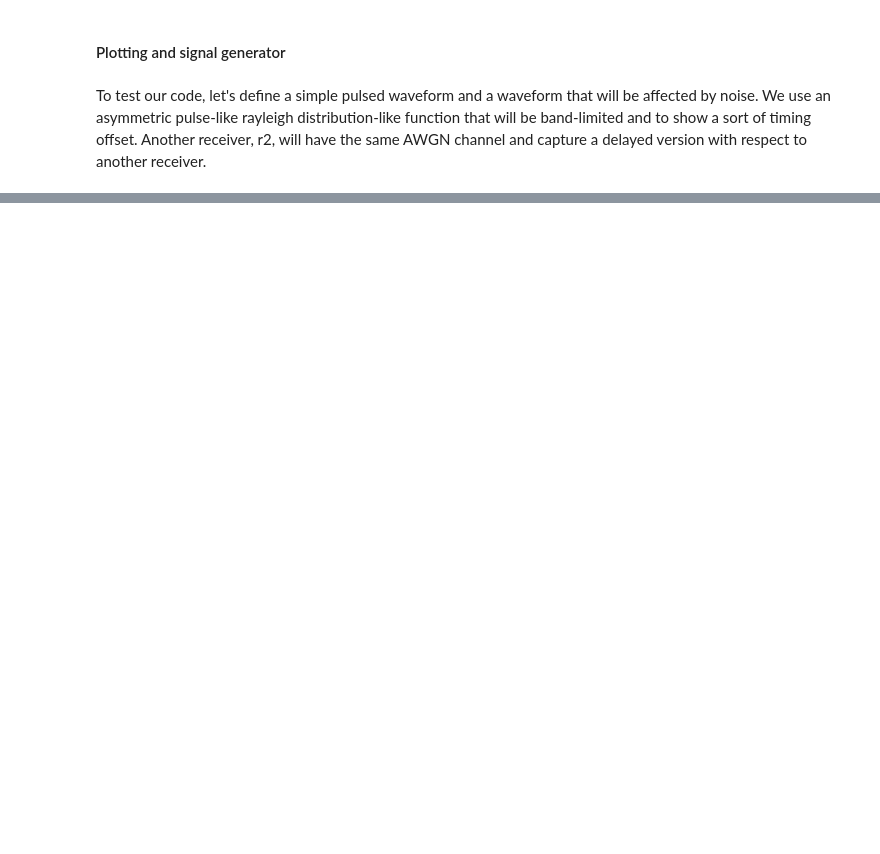
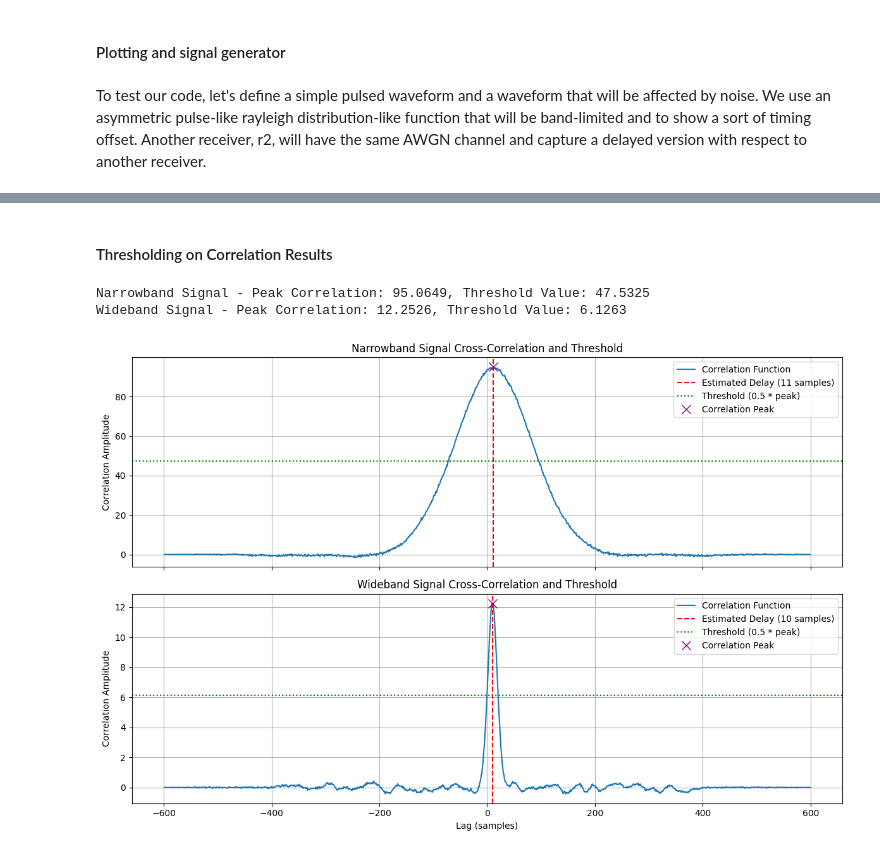
Before and after one commit to ysn9vq-gmu/rqe_tutorials, a Jupyter notebook: corr-info.ipynb, the cells around one changed output, grey strips where cells are left out. Saved outputs shown, nothing was run; the diff lists cells and outputs as text; code cells hidden in the pictures; blank space fills up the shorter version.

```diff
--- a/corr-info.ipynb
+++ b/corr-info.ipynb
@@ -523,0 +658,64 @@ plot_waterfall_psd(
+# %% [markdown]
+#### Thresholding on Correlation Results
+# %%
+def apply_threshold_to_correlation(correlation_function, threshold_factor=0.5):
+    """
+    Applies a threshold to the normalized correlation function.
+
+    Args:
+        correlation_function (np.ndarray): The cross-correlation function.
+        threshold_factor (float): Factor of the peak correlation to use as threshold (0 to 1).
+
+    Returns:
+        tuple: (thresholded_correlation, threshold_value, peak_location_idx)
+    """
+    max_corr = np.max(correlation_function)
+    threshold_value = threshold_factor * max_corr
+
+    # Create a copy to avoid modifying the original array directly
+    thresholded_correlation = np.copy(correlation_function)
+    thresholded_correlation[thresholded_correlation < threshold_value] = 0
+
+    peak_location_idx = np.argmax(correlation_function)
+
+    return thresholded_correlation, threshold_value, peak_location_idx
+
+# Apply thresholding for narrowband signals
+thresholded_corr_n, threshold_value_n, peak_idx_n = apply_threshold_to_correlation(corr_n, threshold_factor=0.5)
+print(f"Narrowband Signal - Peak Correlation: {np.max(corr_n):.4f}, Threshold Value: {threshold_value_n:.4f}")
+
+# Apply thresholding for wideband signals
+thresholded_corr_w, threshold_value_w, peak_idx_w = apply_threshold_to_correlation(corr_w, threshold_factor=0.5)
+print(f"Wideband Signal - Peak Correlation: {np.max(corr_w):.4f}, Threshold Value: {threshold_value_w:.4f}")
+
+# Plotting the correlation functions with thresholds
+
+fig, axes = plt.subplots(2, 1, figsize=(12, 8), sharex=True)
+
+# Narrowband
+axes[0].plot(lags_n, corr_n, label='Correlation Function')
+axes[0].axvline(delay_samples_n, color='red', linestyle='--', label=f'Estimated Delay ({delay_samples_n} samples)')
+axes[0].axhline(threshold_value_n, color='green', linestyle=':', label=f'Threshold (0.5 * peak)')
+axes[0].plot(lags_n[peak_idx_n], np.max(corr_n), 'x', color='purple', markersize=10, label='Correlation Peak')
+axes[0].set_title('Narrowband Signal Cross-Correlation and Threshold')
+axes[0].set_ylabel('Correlation Amplitude')
+axes[0].grid(True)
+axes[0].legend()
+
+# Wideband
+axes[1].plot(lags_w, corr_w, label='Correlation Function')
+axes[1].axvline(delay_samples_w, color='red', linestyle='--', label=f'Estimated Delay ({delay_samples_w} samples)')
+axes[1].axhline(threshold_value_w, color='green', linestyle=':', label=f'Threshold (0.5 * peak)')
+axes[1].plot(lags_w[peak_idx_w], np.max(corr_w), 'x', color='purple', markersize=10, label='Correlation Peak')
+axes[1].set_title('Wideband Signal Cross-Correlation and Threshold')
+axes[1].set_xlabel('Lag (samples)')
+axes[1].set_ylabel('Correlation Amplitude')
+axes[1].grid(True)
+axes[1].legend()
+
+plt.tight_layout()
+plt.show()
+# %% [output]
+Narrowband Signal - Peak Correlation: 95.0649, Threshold Value: 47.5325
+Wideband Signal - Peak Correlation: 12.2526, Threshold Value: 6.1263
+[figure, added]
```
Also changed, not shown: parts of 18 cells of this notebook.
